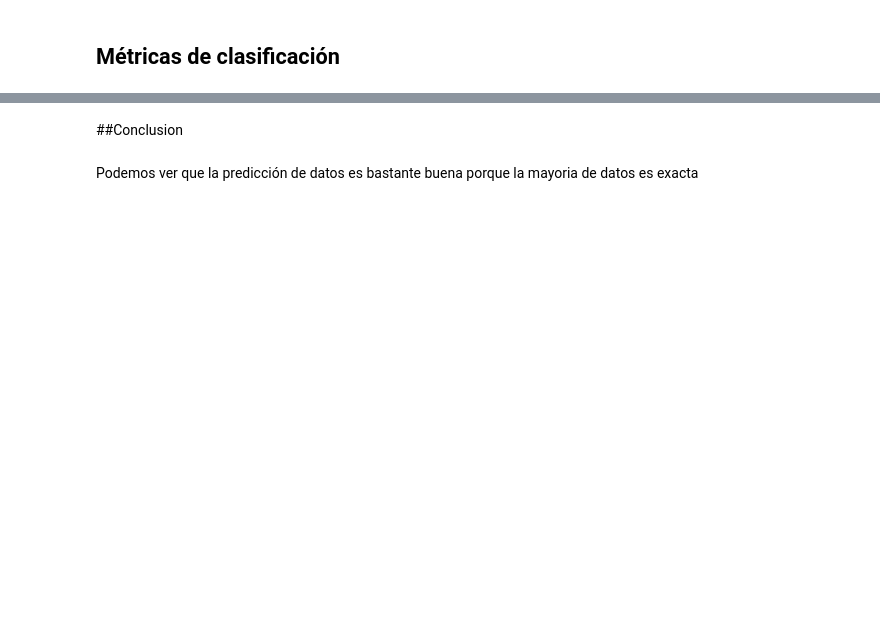
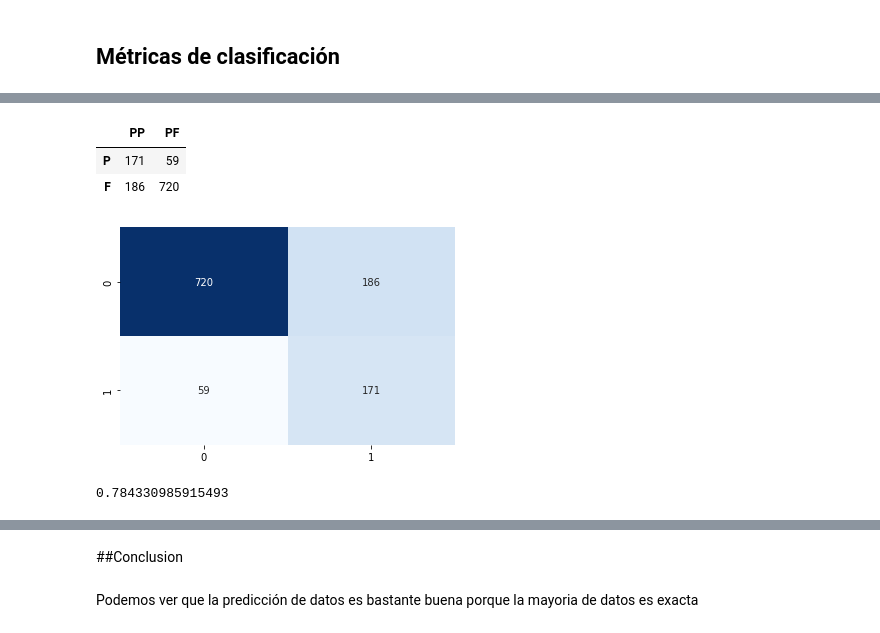
Before and after one commit to AaronOGI26/Examen2, a Jupyter notebook: RainTomorrow.ipynb, the cells around one changed output, grey strips where cells are left out. Cells and saved outputs as stored; diff of their text form; code cells hidden in the pictures; blank space fills up the shorter version.

```diff
--- a/RainTomorrow.ipynb
+++ b/RainTomorrow.ipynb
@@ -1044,0 +1052,3 @@ El AUC, área bajo la curva ROC es:  0.7488421605629519
+# %%
+modeloRL=LogisticRegression(C=1.0,penalty='l2',random_state=1,solver="newton-cg",class_weight='balanced')
+modeloRL.fit(X_train,y_train)
@@ -1044,0 +1057,2 @@ El AUC, área bajo la curva ROC es:  0.7488421605629519
+# %%
+y_pred=modeloRL.predict(X_test)
@@ -1044,0 +1089,38 @@ El AUC, área bajo la curva ROC es:  0.7488421605629519
+# %%
+MC = confusion_matrix(
+    y_true=y_test,
+    y_pred=y_pred,
+    labels=None,
+    normalize=None,
+)
+# %%
+pd.DataFrame(
+    confusion_matrix(
+        y_true=y_test,
+        y_pred=y_pred,
+        labels=[1, 0],
+        normalize=None,
+    ),
+    columns=["PP", "PF"],
+    index=["P", "F"],
+)
+# %% [output]
+|  | PP | PF |
+| P | 171 | 59 |
+| F | 186 | 720 |
+# %%
+sns.heatmap(
+    MC,
+    cbar=False,
+    cmap="Blues",
+    annot=True,
+    fmt="d",
+)
+plt.show()
+# %% [output]
+[figure, added]
+# %%
+accuracy=accuracy_score(y_test,y_pred)
+print(accuracy)
+# %% [output]
+0.784330985915493
```
Also changed, not shown: parts of 23 cells of this notebook.
